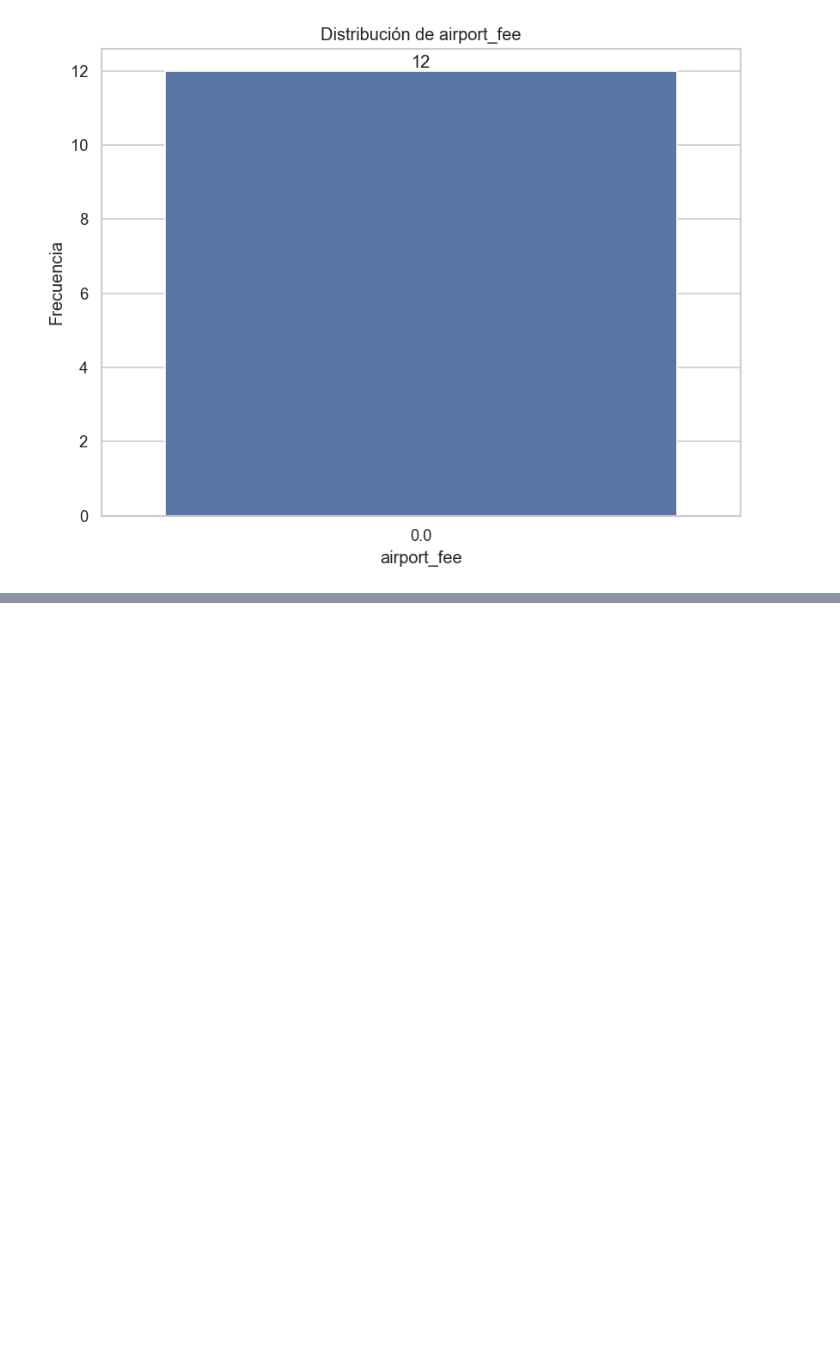
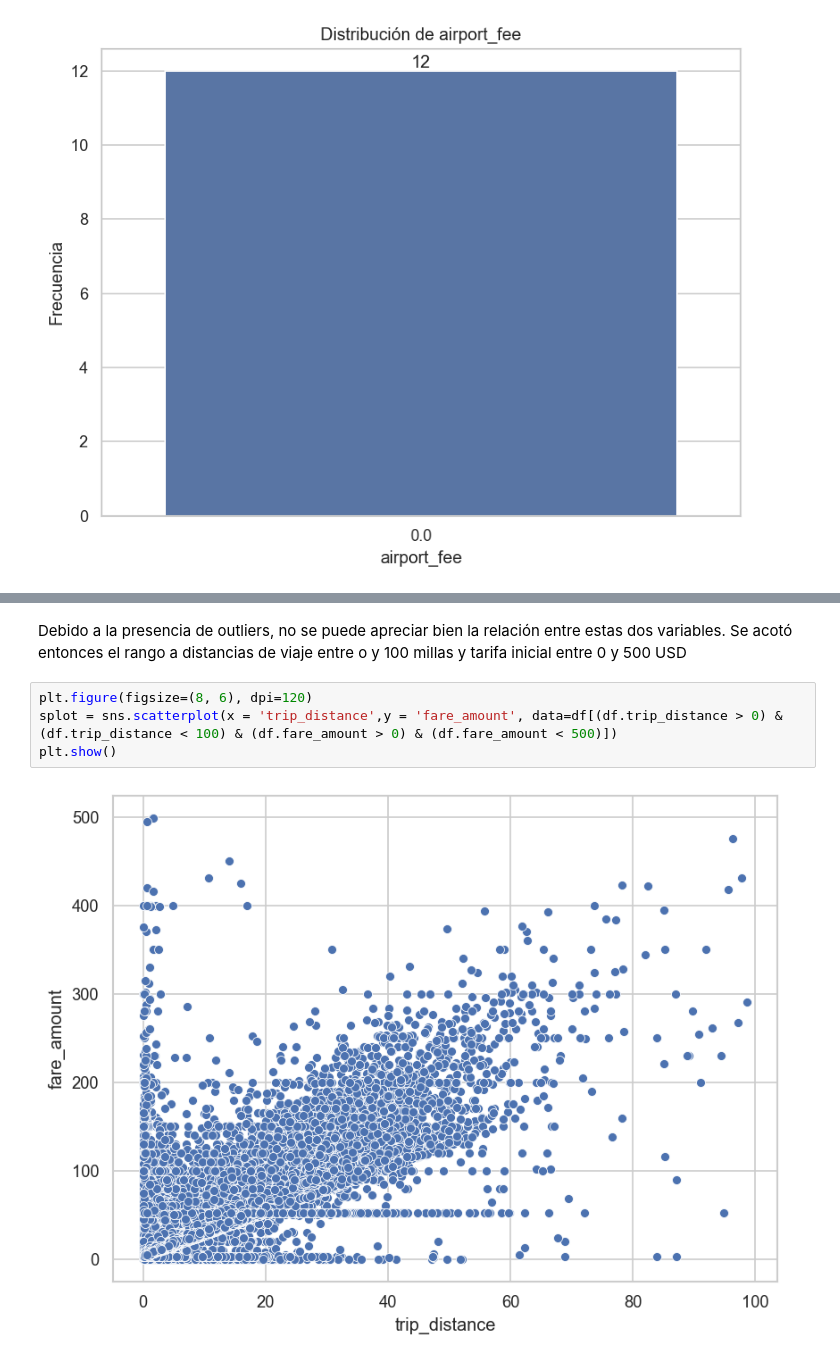
Before and after one commit to namdiv/Final_project, a Jupyter notebook: PG.ipynb, the cells around one changed output, grey strips where cells are left out. Drawn from its saved outputs; the diff is of its cells as text; blank space fills up the shorter version.

```diff
--- a/PG.ipynb
+++ b/PG.ipynb
@@ -766,0 +788,8 @@ plt.show()
+# %% [markdown]
+Debido a la presencia de outliers, no se puede apreciar bien la relación entre estas dos variables. Se acotó entonces el rango a distancias de viaje entre o y 100 millas y tarifa inicial entre 0 y 500 USD
+# %%
+plt.figure(figsize=(8, 6), dpi=120)
+splot = sns.scatterplot(x = 'trip_distance',y = 'fare_amount', data=df[(df.trip_distance > 0) & (df.trip_distance < 100) & (df.fare_amount > 0) & (df.fare_amount < 500)])
+plt.show()
+# %% [output]
+[figure, added]
```
Also changed, not shown: parts of 9 cells of this notebook, 2 other files.
